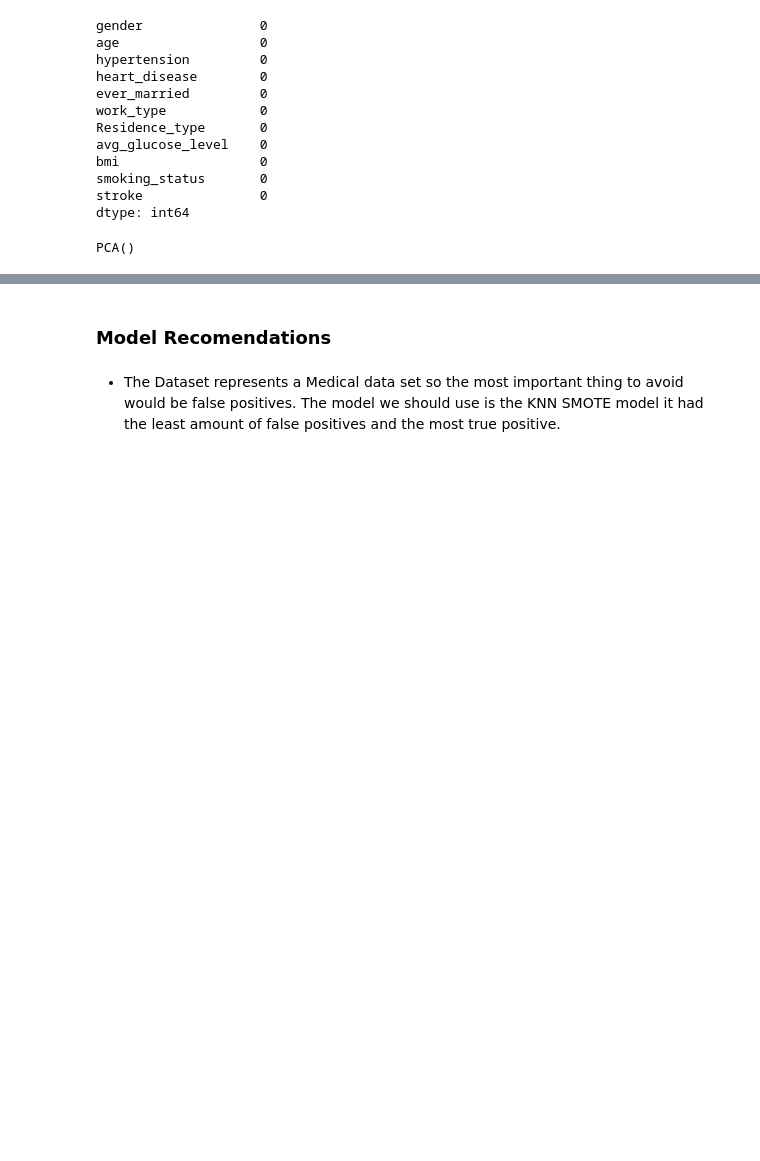
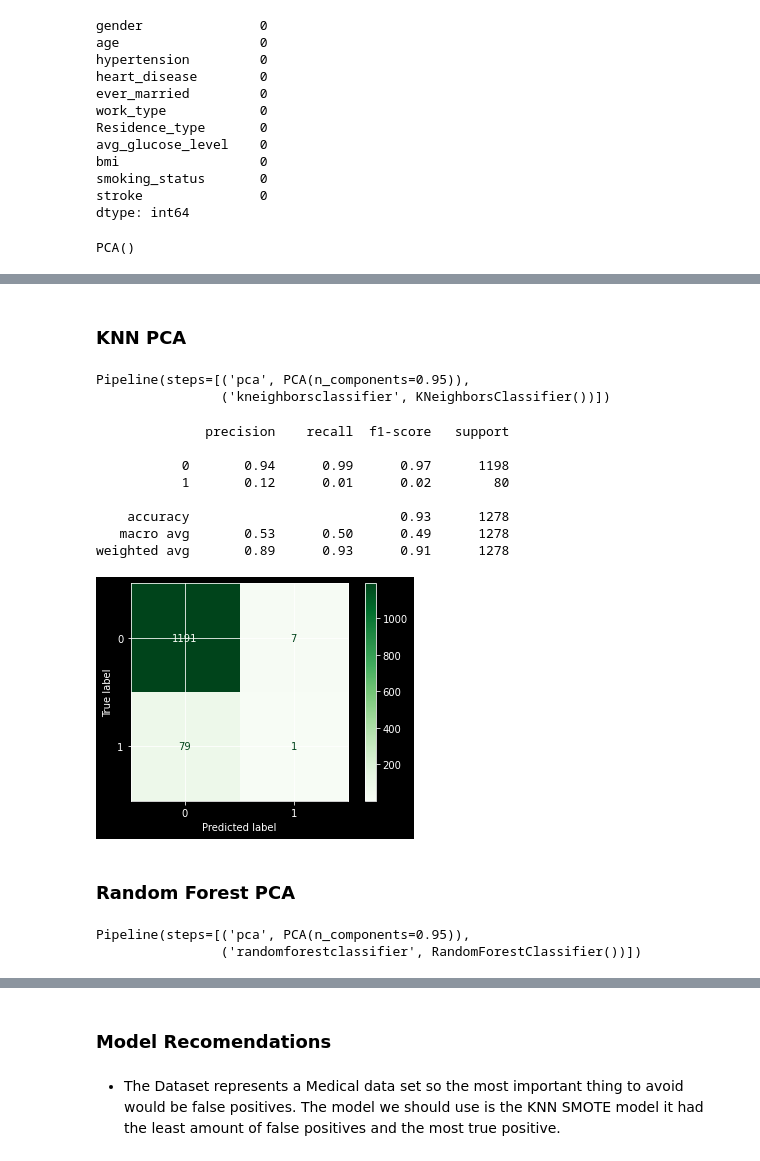
Before and after one commit to Bschreff/Heath-Care-Predictions, a Jupyter notebook: Stroke.ipynb, the cells around one changed output, grey strips where cells are left out. Saved outputs shown, nothing was run; the diff lists cells and outputs as text; code cells hidden in the pictures; blank space fills up the shorter version.

```diff
--- a/Stroke.ipynb
+++ b/Stroke.ipynb
@@ -1435,7 +1445,7 @@ X_train_sc = scaler.fit_transform(X_train)
 X_test_sc = scaler.transform(X_test)
 # %%
 # fit PCA
-pca = PCA(n_components = 3)
+pca = PCA(n_components = .95)
 X_train_pca = pca.fit_transform(X_train_sc)
 X_test_pca = pca.transform(X_test_sc)
 
@@ -1465,7 +1476,7 @@ Testing accuracy: 0.9363207547169812
 # %%
 pipe = make_pipeline(
     StandardScaler(),
-    PCA(n_components=3),
+    PCA(n_components=.95),
     LogisticRegression()
 )
 
@@ -1499,0 +1511,33 @@ weighted avg       0.94      0.94      0.91      1272
+# %% [markdown]
+### **KNN PCA**
+# %%
+## Create an instance of the model
+knn_pca = KNeighborsClassifier()
+## Create a model pipeline
+knn_pca_pipe = make_pipeline(pca, knn_pca)
+## Fit the model
+knn_pca_pipe.fit(X_train, y_train)
+# %% [output]
+Pipeline(steps=[('pca', PCA(n_components=0.95)),
+                ('kneighborsclassifier', KNeighborsClassifier())])
+# %%
+evaluate_classification(knn_pca_pipe, X_test, y_test)
+# %% [output]
+              precision    recall  f1-score   support
+
+           0       0.94      0.99      0.97      1198
+           1       0.12      0.01      0.02        80
+
+    accuracy                           0.93      1278
+   macro avg       0.53      0.50      0.49      1278
+weighted avg       0.89      0.93      0.91      1278
+[figure, added]
+# %% [markdown]
+### **Random Forest PCA**
+# %%
+rf_pipe = RandomForestClassifier()
+rf_pca_pipe = make_pipeline(pca, rf_pipe)
+rf_pca_pipe.fit(X_train, y_train)
+# %% [output]
+Pipeline(steps=[('pca', PCA(n_components=0.95)),
+                ('randomforestclassifier', RandomForestClassifier())])
```
Also changed, not shown: parts of 18 cells of this notebook.
